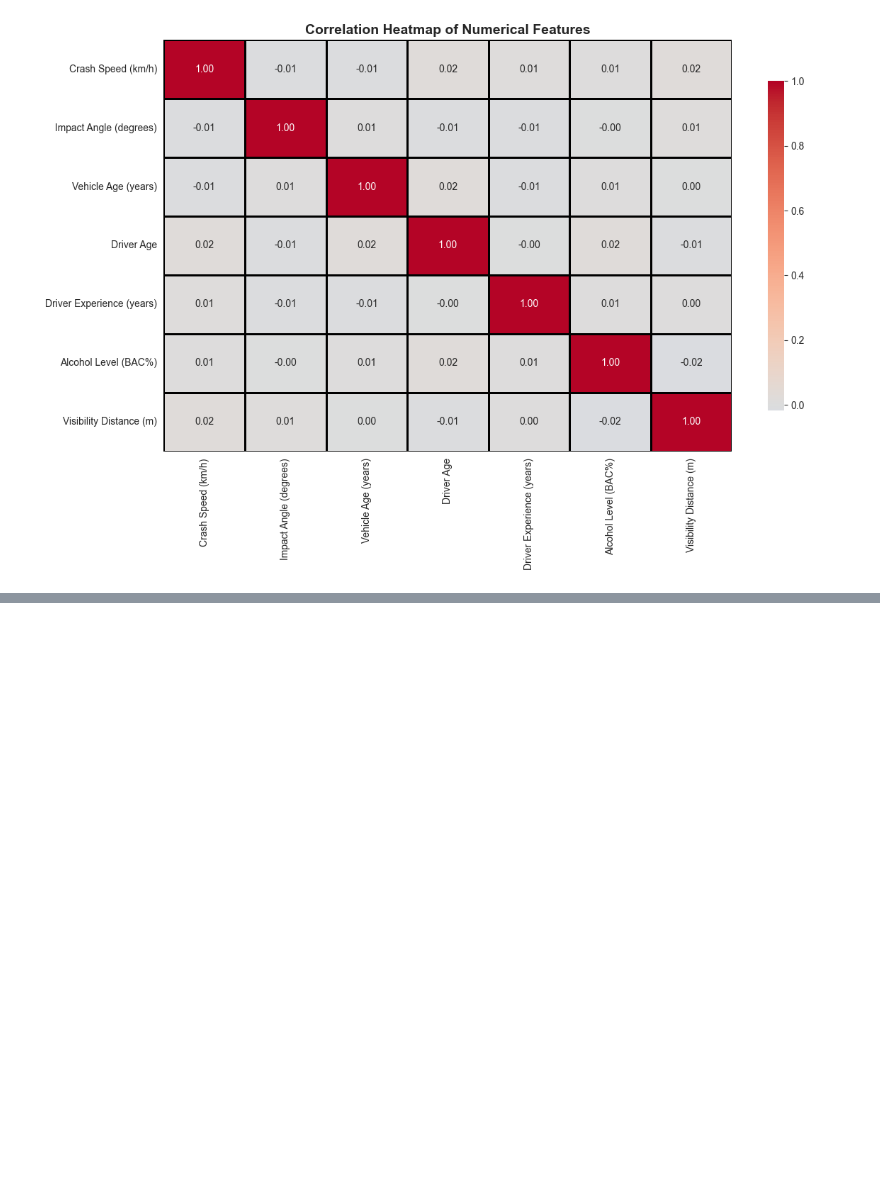
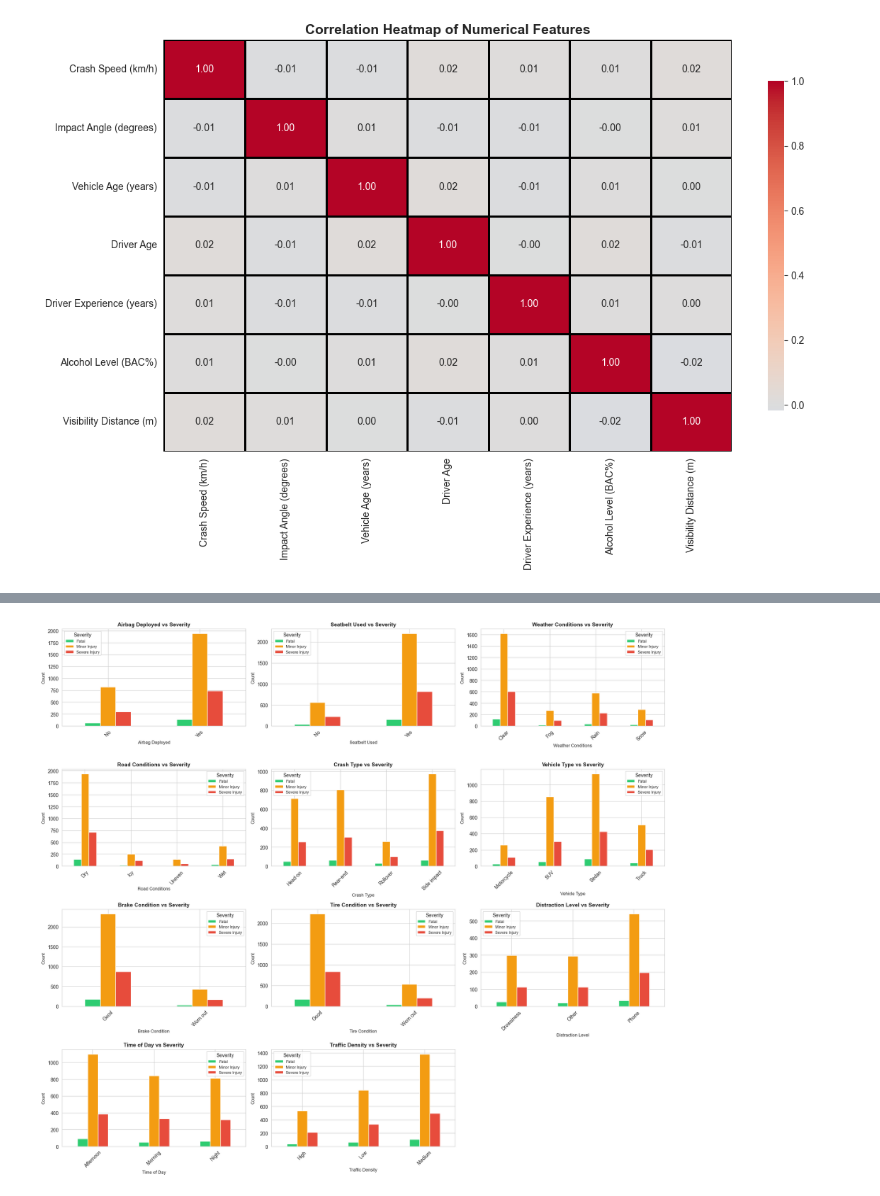
Before and after one commit to PAIshanMadusha/car-crash-severity-prediction-model, a Jupyter notebook: notebooks/car_crash_severity_prediction.ipynb, the cells around one changed output, grey strips where cells are left out. Saved outputs shown, nothing was run; the diff lists cells and outputs as text; code cells hidden in the pictures; blank space fills up the shorter version.

```diff
--- a/notebooks/car_crash_severity_prediction.ipynb
+++ b/notebooks/car_crash_severity_prediction.ipynb
@@ -341,0 +370,24 @@ plt.show()
+# %%
+# Categorical features vs Severity
+fig, axes = plt.subplots(4, 3, figsize=(18, 16))
+axes = axes.ravel()
+
+# Bar charts of categorical features grouped by Severity
+for idx, col in enumerate(categorical_cols):
+    cross_tab = pd.crosstab(data[col], data['Severity'])
+    cross_tab.plot(kind='bar', ax=axes[idx], stacked=False,
+                   color=['#2ecc71', '#f39c12', '#e74c3c'])
+    axes[idx].set_title(f'{col} vs Severity', fontsize=11, fontweight='bold')
+    axes[idx].set_xlabel(col, fontsize=9)
+    axes[idx].set_ylabel('Count', fontsize=9)
+    axes[idx].legend(title='Severity', fontsize=8)
+    axes[idx].tick_params(axis='x', rotation=45)
+
+# Remove extra subplots
+for idx in range(len(categorical_cols), len(axes)):
+    fig.delaxes(axes[idx])
+
+plt.tight_layout()
+plt.show()
+# %% [output]
+[figure, added]
```
Also changed, not shown: parts of 2 cells of this notebook.
